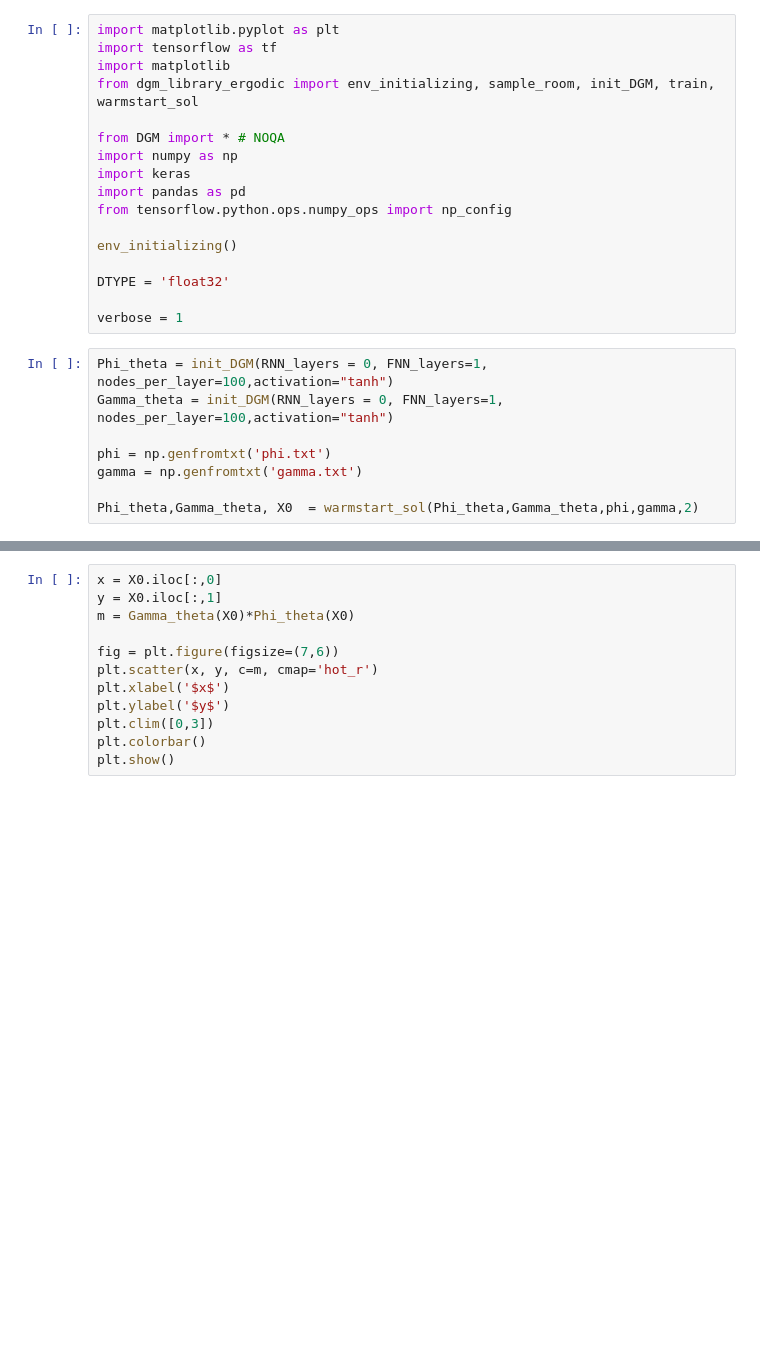
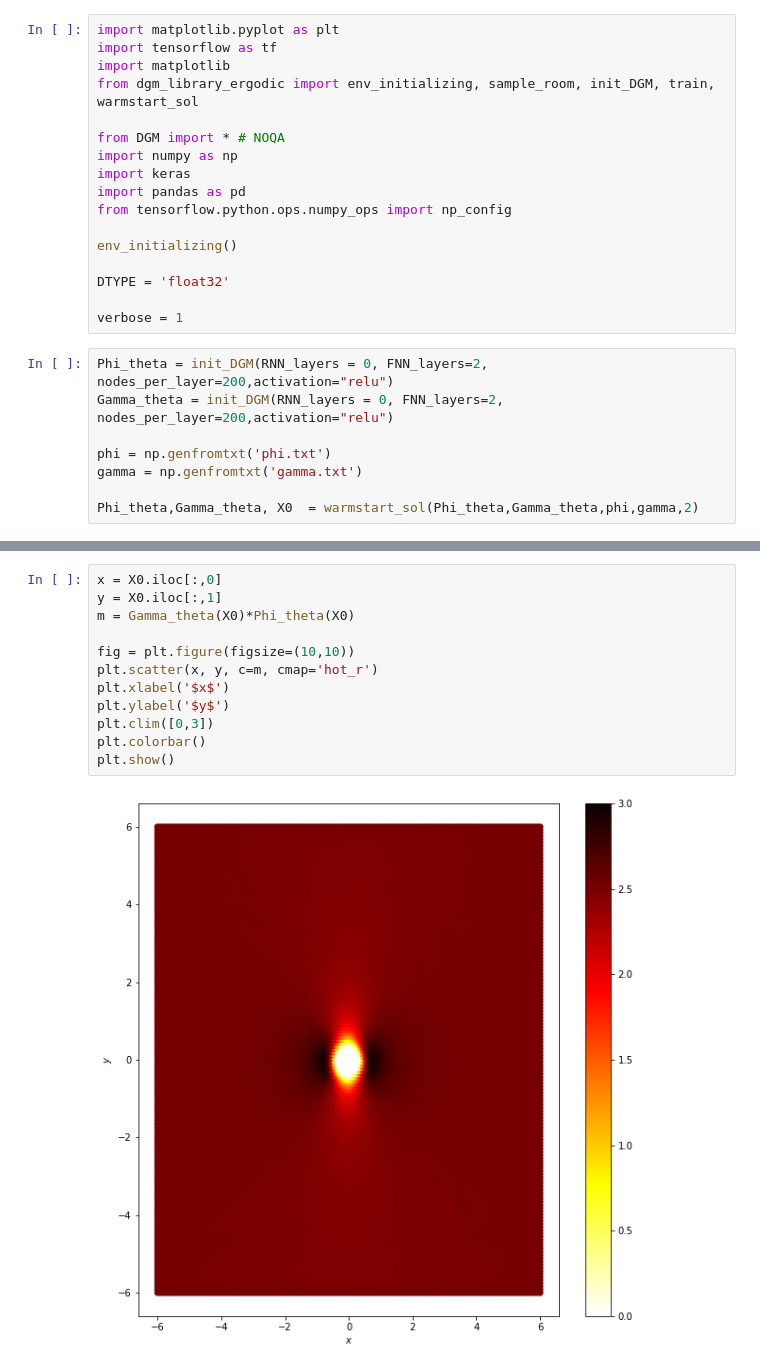
Before and after one commit to jadgle/DGM_4FP, a Jupyter notebook: run_DGM.ipynb, the cells around one changed output, grey strips where cells are left out. Drawn from its saved outputs; the diff is of its cells as text; blank space fills up the shorter version.

```diff
--- a/run_DGM.ipynb
+++ b/run_DGM.ipynb
@@ -16,8 +16,8 @@ DTYPE = 'float32'
 
 verbose = 1
 # %%
-Phi_theta = init_DGM(RNN_layers = 0, FNN_layers=1, nodes_per_layer=100,activation="tanh")
-Gamma_theta = init_DGM(RNN_layers = 0, FNN_layers=1, nodes_per_layer=100,activation="tanh")
+Phi_theta = init_DGM(RNN_layers = 0, FNN_layers=2, nodes_per_layer=200,activation="relu")
+Gamma_theta = init_DGM(RNN_layers = 0, FNN_layers=2, nodes_per_layer=200,activation="relu")
 
 phi = np.genfromtxt('phi.txt')
 gamma = np.genfromtxt('gamma.txt')
@@ -37,12 +44,14 @@ Gamma_theta It 00400: loss = 2.01174774e+02
 # %%
 x = X0.iloc[:,0]
 y = X0.iloc[:,1]
 m = Gamma_theta(X0)*Phi_theta(X0)
 
-fig = plt.figure(figsize=(7,6))
+fig = plt.figure(figsize=(10,10))
 plt.scatter(x, y, c=m, cmap='hot_r')
 plt.xlabel('$x$')
 plt.ylabel('$y$')
 plt.clim([0,3])
 plt.colorbar()
 plt.show()
+# %% [output]
+[figure, added]
```
Also changed, not shown: parts of 4 cells of this notebook.
